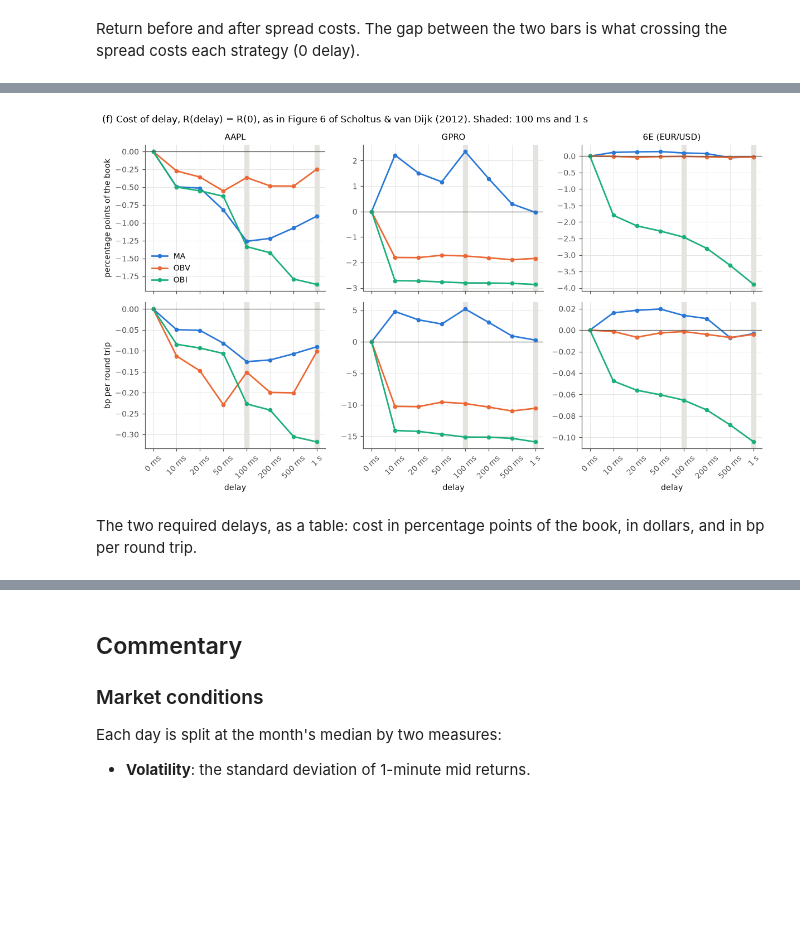
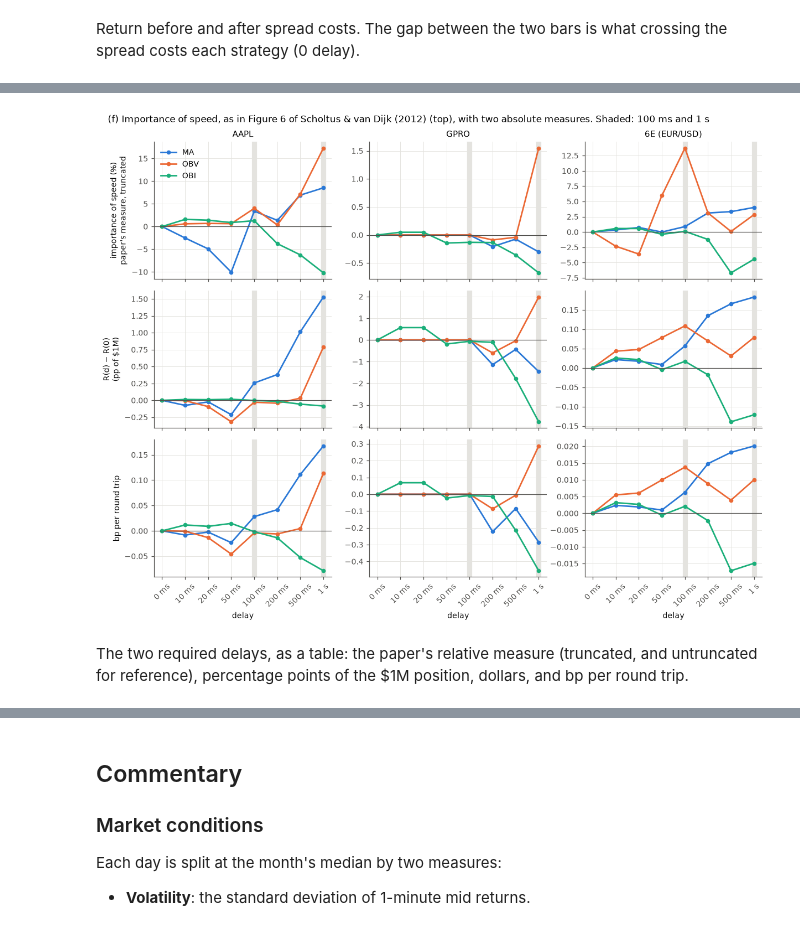
Before and after one commit to jack-duncan/230X-psets, a Jupyter notebook: project/speed.ipynb, the cells around one changed output, grey strips where cells are left out. Drawn from its saved outputs; the diff is of its cells as text; code cells hidden in the pictures; blank space fills up the shorter version.

```diff
--- a/project/speed.ipynb
+++ b/project/speed.ipynb
@@ -519,23 +540,23 @@ scale differs a lot between assets.
 # %%
 fig, axes = plt.subplots(3, 3, figsize=(11, 8.5), sharex=True)
 day_pos = {d: i for i, d in enumerate(DAYS)}
-sess_ns = (pd.Timedelta(f"{TRADE_END}:00") - pd.Timedelta(f"{TRADE_START}:00")).value
+sess_len = pd.Timedelta(f"{TRADE_END}:00") - pd.Timedelta(f"{TRADE_START}:00")
 for i, label in enumerate(SECURITIES):
     for j, sig in enumerate(SIGNALS):
         ax = axes[i, j]
         for d in DELAYS:
             g = all_legs[(all_legs.security == label) & (all_legs.signal == sig) & (all_legs.delay == d)]
             g = g.sort_values("t_exit")
-            intraday = (g.t_exit - g.t_exit.dt.normalize() - pd.Timedelta(f"{TRADE_START}:00")) / pd.Timedelta(sess_ns)
+            intraday = (g.t_exit - g.t_exit.dt.normalize() - pd.Timedelta(f"{TRADE_START}:00")) / sess_len
             x = np.r_[0, g.day.map(day_pos).values + intraday.clip(0, 1).values]
-            y = np.r_[BOOK, BOOK * np.cumprod(1 + g.r.values)] / 1e6
+            y = np.r_[0.0, np.cumsum(g.r.values)] * BOOK / 1e3
             strength, ls = DELAY_STYLE[d]
             ax.plot(x, y, color=shade(SIG_COLOR[sig], strength), ls=ls, lw=1.5)
-        ax.axhline(1, color=MUTED, lw=0.7)
+        ax.axhline(0, color=MUTED, lw=0.7)
         if i == 0:
             ax.set_title(sig, color=INK)
         if j == 0:
-            ax.set_ylabel(f"{label}\nbook ($M)")
+            ax.set_ylabel(f"{label}\nP&L ($k)")
         r = pnl.loc[(label, sig)]
         ax.text(0.02, 0.04, "  ".join(f"{ms_label(d)}: {r.loc[d, 'return_pct']:+.1f}%" for d in DELAYS),
                 transform=ax.transAxes, fontsize=7.5, color=MUTED)
@@ -544,7 +565,7 @@ for ax in axes[-1]:
     ax.set_xlabel("trading day")
 handles = [plt.Line2D([], [], color=shade(INK, s), ls=ls, lw=1.5) for s, ls in DELAY_STYLE.values()]
 fig.legend(handles, [ms_label(d) for d in DELAY_STYLE], loc="upper right", ncol=3, title="delay")
-fig.suptitle("(e) Book value through September, $1M start: 27 P&L reports",
+fig.suptitle("(e) Cumulative P&L through September, $1M positions: 27 P&L reports",
              x=0.01, ha="left", fontsize=11)
 fig.tight_layout(rect=(0, 0, 1, 0.97))
 save(fig, "e_equity_curves")
@@ -563,8 +584,6 @@ for ax, label in zip(axes, SECURITIES):
         bars = ax.bar(x + off, zz[col], 0.34, color=[shade(SIG_COLOR[g], s) for g in SIGNALS],
                       edgecolor="white", linewidth=1)
         ax.bar_label(bars, fmt="%+.1f", fontsize=7, color=MUTED, padding=2)
-    if zz.abs().max().max() > 100:   # GPRO: OBI at the mid is +3,600%, so use a symlog axis
-        ax.set_yscale("symlog", linthresh=10)
     ax.axhline(0, color=MUTED, lw=0.8)
     ax.set_xticks(x, SIGNALS)
     ax.set_title(label)
@@ -573,8 +592,7 @@ for ax, label in zip(axes, SECURITIES):
 axes[0].set_ylabel("month return (%)")
 handles = [plt.Rectangle((0, 0), 1, 1, color=shade(MUTED, s)) for s in (0.45, 1.0)]
 fig.legend(handles, ["at the mid (before spread)", "at bid/ask (after spread)"], loc="upper right", ncol=2)
-fig.suptitle("(e) Signal quality vs spread cost, 0 delay (GPRO on a symlog axis)",
-             x=0.01, ha="left", fontsize=11)
+fig.suptitle("(e) Signal quality vs spread cost, 0 delay", x=0.01, ha="left", fontsize=11)
 fig.tight_layout(rect=(0, 0, 1, 0.95))
 save(fig, "e_mid_vs_touch")
 # %% [output]
@@ -600,38 +623,51 @@ compounding, so it can be compared across assets.
 # %%
+day_perf = (all_legs.groupby(["security", "signal", "delay", "day"]).r.sum()
+            .unstack("day").reindex(columns=DAYS, fill_value=0.0).fillna(0.0)
+            .reindex(reports.index, fill_value=0.0))
+p0 = day_perf.xs(0, level="delay").reindex(day_perf.index.droplevel("delay")).values
+with np.errstate(divide="ignore", invalid="ignore"):
+    rel = np.where(p0 != 0, (day_perf.values - p0) / np.abs(p0) * 100, np.nan)
+rel_trunc = np.clip(rel, -100, 100)
+
 base = lambda col: reports[col].xs(0, level="delay").reindex(reports.index.droplevel("delay")).values
 cod = pd.DataFrame({
+    "ios_pct": np.nanmean(rel_trunc, axis=1),
+    "ios_untruncated_pct": np.nanmean(rel, axis=1),
     "cod_pp": reports.return_pct - base("return_pct"),
     "cod_bp_per_trade": reports.avg_trade_bp - base("avg_trade_bp"),
-})
+}, index=reports.index)
 cod["cod_usd"] = cod.cod_pp / 100 * BOOK
 cod.to_csv(OUT / "f_cost_of_delay_full_grid.csv")
 
-fig, axes = plt.subplots(2, 3, figsize=(11, 6.4), sharex=True)
+fig, axes = plt.subplots(3, 3, figsize=(11, 8.6), sharex=True)
 xs = np.arange(len(DELAY_GRID))
-for row, (col, ylab) in enumerate([("cod_pp", "percentage points of the book"),
-                                   ("cod_bp_per_trade", "bp per round trip")]):
+rows = [("ios_pct", "importance of speed (%)\npaper's measure, truncated"),
+        ("cod_pp", "R(d) − R(0)\n(pp of $1M)"),
+        ("cod_bp_per_trade", "bp per round trip")]
+for row, (col, ylab) in enumerate(rows):
     for ax, label in zip(axes[row], SECURITIES):
         for sig in SIGNALS:
             ax.plot(xs, cod.loc[(label, sig), col].values, color=SIG_COLOR[sig], marker="o", ms=4, label=sig)
         for d in (100, 1000):
             ax.axvline(DELAY_GRID.index(d), color=GRID, lw=6, zorder=0)
         ax.axhline(0, color=MUTED, lw=0.8)
         if row == 0:
             ax.set_title(label)
-        else:
+        if row == len(rows) - 1:
             ax.set_xticks(xs, [ms_label(d) for d in DELAY_GRID], rotation=45)
             ax.set_xlabel("delay")
     axes[row, 0].set_ylabel(ylab)
 axes[0, 0].legend()
-fig.suptitle("(f) Cost of delay, R(delay) − R(0), as in Figure 6 of Scholtus & van Dijk (2012). "
-             "Shaded: 100 ms and 1 s", x=0.01, ha="left", fontsize=11)
+fig.suptitle("(f) Importance of speed, as in Figure 6 of Scholtus & van Dijk (2012) (top), "
+             "with two absolute measures. Shaded: 100 ms and 1 s", x=0.01, ha="left", fontsize=11)
 fig.tight_layout()
 save(fig, "f_cost_of_delay")
 # %% [output]
-[figure, old version]
+[figure, new version]
 # %% [markdown]
-The two required delays, as a table: cost in percentage points of the book, in
-dollars, and in bp per round trip.
+The two required delays, as a table: the paper's relative measure (truncated, and
+untruncated for reference), percentage points of the \$1M position, dollars, and bp
+per round trip.
 # %%
 cod_req = cod.loc[(slice(None), slice(None), [100, 1000]), :].unstack("delay")
 cod_req.columns = [f"{a}_{ms_label(b).replace(' ', '')}" for a, b in cod_req.columns]
```
Also changed, not shown: parts of 22 cells of this notebook, 13 other files.
